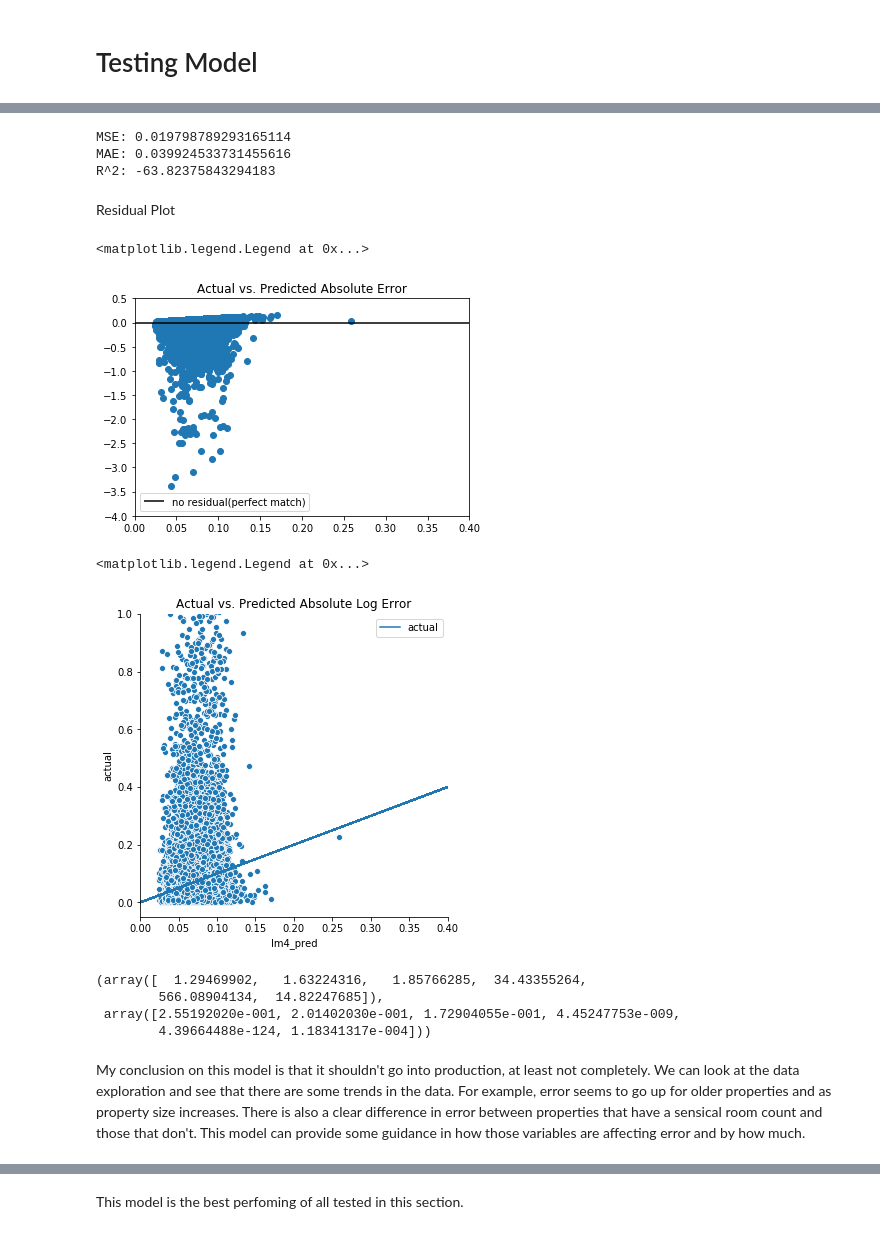
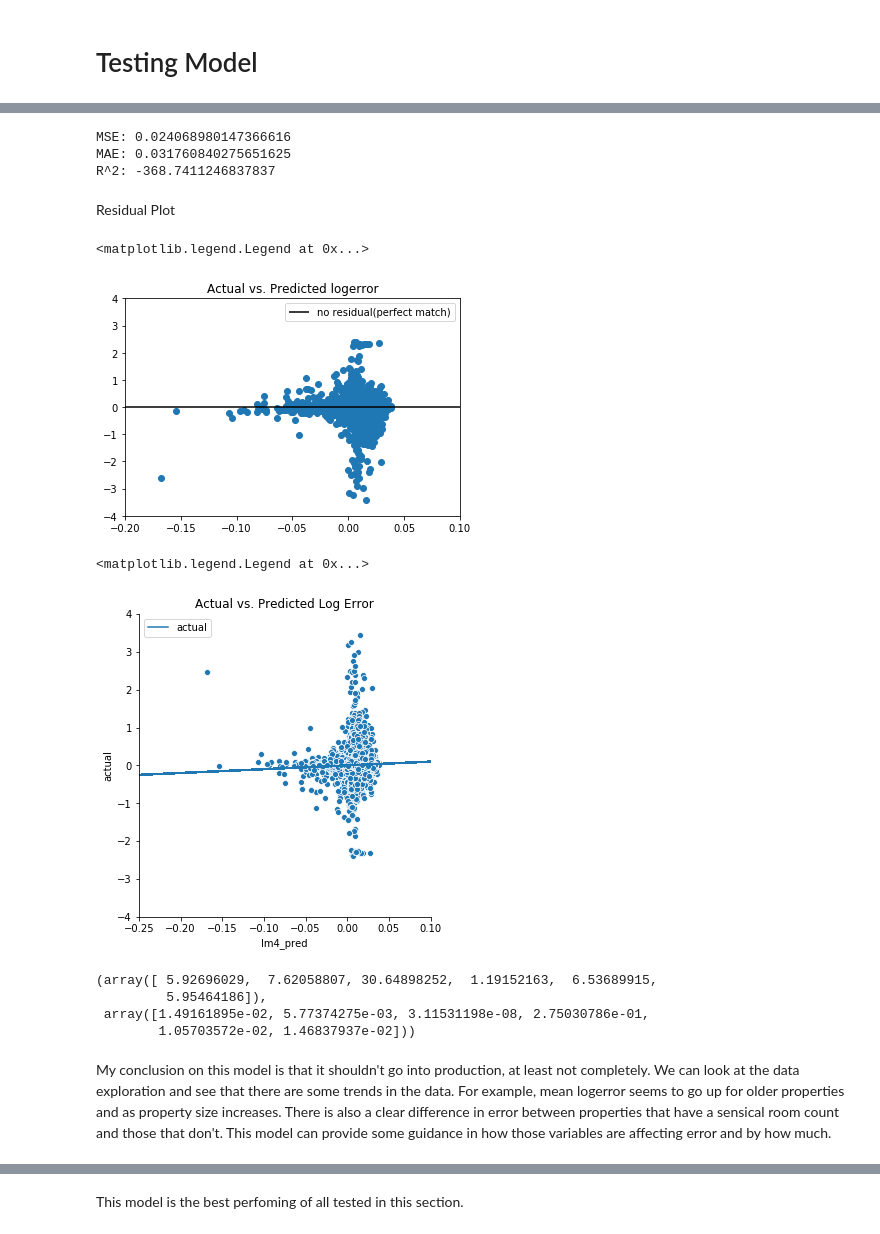
Before and after one commit to matthewzapata/codeup-ds-projects, a Jupyter notebook: regression-project/Regression_Project_2.ipynb, the cells around one changed output, grey strips where cells are left out. Drawn from its saved outputs; the diff is of its cells as text; code cells hidden in the pictures.

Commit message:
made changes to have models predict logerror. They were originally predicting for absolute logerror.

```diff
--- a/regression-project/Regression_Project_2.ipynb
+++ b/regression-project/Regression_Project_2.ipynb
@@ -1291,7 +1302,7 @@ joined_nonull_2.describe()
 Splitting into train and test data sets again.
 # %%
 X2 = joined_nonull_2.drop(['parcelid', 'logerror', 'abs_logerror'], axis=1)
-y2 = joined_nonull_2[['abs_logerror']]
+y2 = joined_nonull_2[['abs_logerror', 'logerror']]
 
 X_train_2, X_test_2, y_train_2, y_test_2 = train_test_split(X2, y2, train_size=.60)
 
@@ -1388,0 +1405,3 @@ X_train_2.sample(10)
+# %%
+y_train_2 = y_train_2[['logerror']]
+y_train_2
@@ -1719,2 +1743,5 @@ Text(0.5, 1.0, 'Predicted vs Actual Final Grade')
 # %% [markdown]
 # Testing Model
+# %%
+y_test_2.drop(['abs_logerror'], axis=1, inplace=True)
+y_test_2.sample()
@@ -1730,7 +1764,7 @@ print(f'MAE: {lm4_test_mae}')
 lm4_test_r2 = r2_score(lm4_test_pred, y_test_2)
 print(f'R^2: {lm4_test_r2}')
 # %% [output]
-MSE: 0.019798789293165114
-MAE: 0.039924533731455616
-R^2: -63.82375843294183
+MSE: 0.024068980147366616
+MAE: 0.031760840275651625
+R^2: -368.7411246837837
 # %%
@@ -1740,36 +1774,36 @@ pred_and_actual = pd.DataFrame({'actual':y_test_2.abs_logerror,
 Residual Plot
 # %%
 plt.scatter(lm4_test_pred, (lm4_test_pred-y_test_2))
-plt.hlines(y=0, xmin=0, xmax=1, label='no residual(perfect match)')
-plt.xlim(0,.4)
-plt.ylim(-4,.5)
-plt.title('Actual vs. Predicted Absolute Error')
+plt.hlines(y=0, xmin=-.25, xmax=1, label='no residual(perfect match)')
+plt.xlim(-.2, .1)
+plt.ylim(-4, 4)
+plt.title('Actual vs. Predicted logerror')
 plt.legend()
 # %% [output]
 <matplotlib.legend.Legend at 0x...>
-[figure, old version]
+[figure, new version]
 # %%
-pred_and_actual = pd.DataFrame({'actual':y_test_2.abs_logerror,
+pred_and_actual = pd.DataFrame({'actual':y_test_2.logerror,
                                 'lm4_pred':lm4_test_pred.ravel()})
 
 sns.relplot(data=pred_and_actual, y='actual', x='lm4_pred')
 plt.plot(pred_and_actual.actual, pred_and_actual.actual)
-plt.xlim(0,.4)
-plt.ylim(-.05, 1)
-plt.title('Actual vs. Predicted Absolute Log Error')
+plt.xlim(-.25,.1)
+plt.ylim(-4, 4)
+plt.title('Actual vs. Predicted Log Error')
 plt.legend()
 # %% [output]
 <matplotlib.legend.Legend at 0x...>
-[figure, old version]
+[figure, new version]
 # %%
-f_regression(X_test_2[['bedroomcnt', 'calculatedfinishedsquarefeet', 'taxamount', 'nonsense_room', 'age_of_property', 'better_room']], y_test_2.abs_logerror)
+f_regression(X_test_2[['bedroomcnt', 'calculatedfinishedsquarefeet', 'taxamount', 'nonsense_room', 'age_of_property', 'better_room']], y_test_2.logerror)
 # %% [output]
-(array([  1.29469902,   1.63224316,   1.85766285,  34.43355264,
-        566.08904134,  14.82247685]),
- array([2.55192020e-001, 2.01402030e-001, 1.72904055e-001, 4.45247753e-009,
-        4.39664488e-124, 1.18341317e-004]))
+(array([ 5.92696029,  7.62058807, 30.64898252,  1.19152163,  6.53689915,
+         5.95464186]),
+ array([1.49161895e-02, 5.77374275e-03, 3.11531198e-08, 2.75030786e-01,
+        1.05703572e-02, 1.46837937e-02]))
 # %% [markdown]
-My conclusion on this model is that it shouldn't go into production, at least not completely. We can look at the data exploration and see that there are some trends in the data. For example, error seems to go up for older properties and as property size increases. There is also a clear difference in error between properties that have a sensical room count and those that don't. This model can provide some guidance in how those variables are affecting error and by how much.
+My conclusion on this model is that it shouldn't go into production, at least not completely. We can look at the data exploration and see that there are some trends in the data. For example, mean logerror seems to go up for older properties and as property size increases. There is also a clear difference in error between properties that have a sensical room count and those that don't. This model can provide some guidance in how those variables are affecting error and by how much.
 # %% [markdown]
 # Min Max Normalization
 
```
Also changed, not shown: parts of 81 cells of this notebook.
